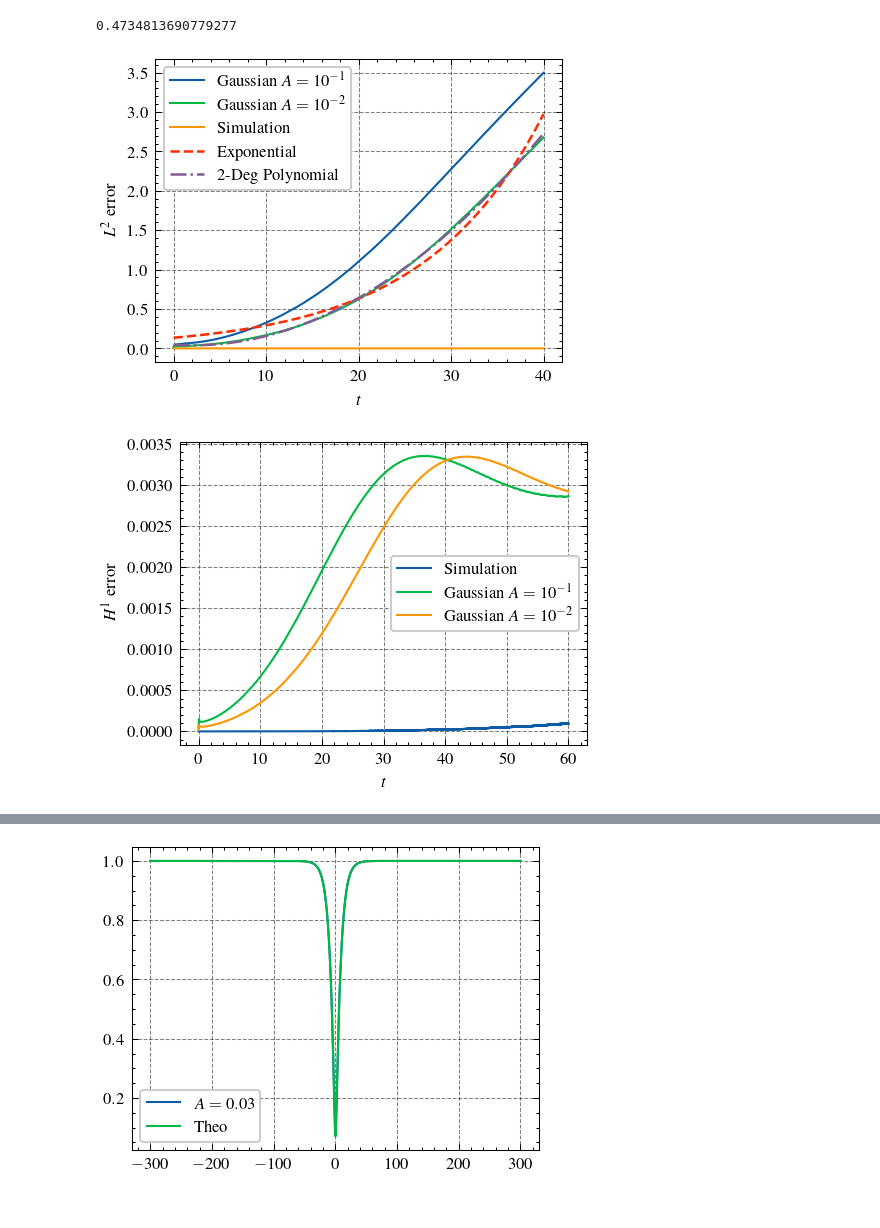
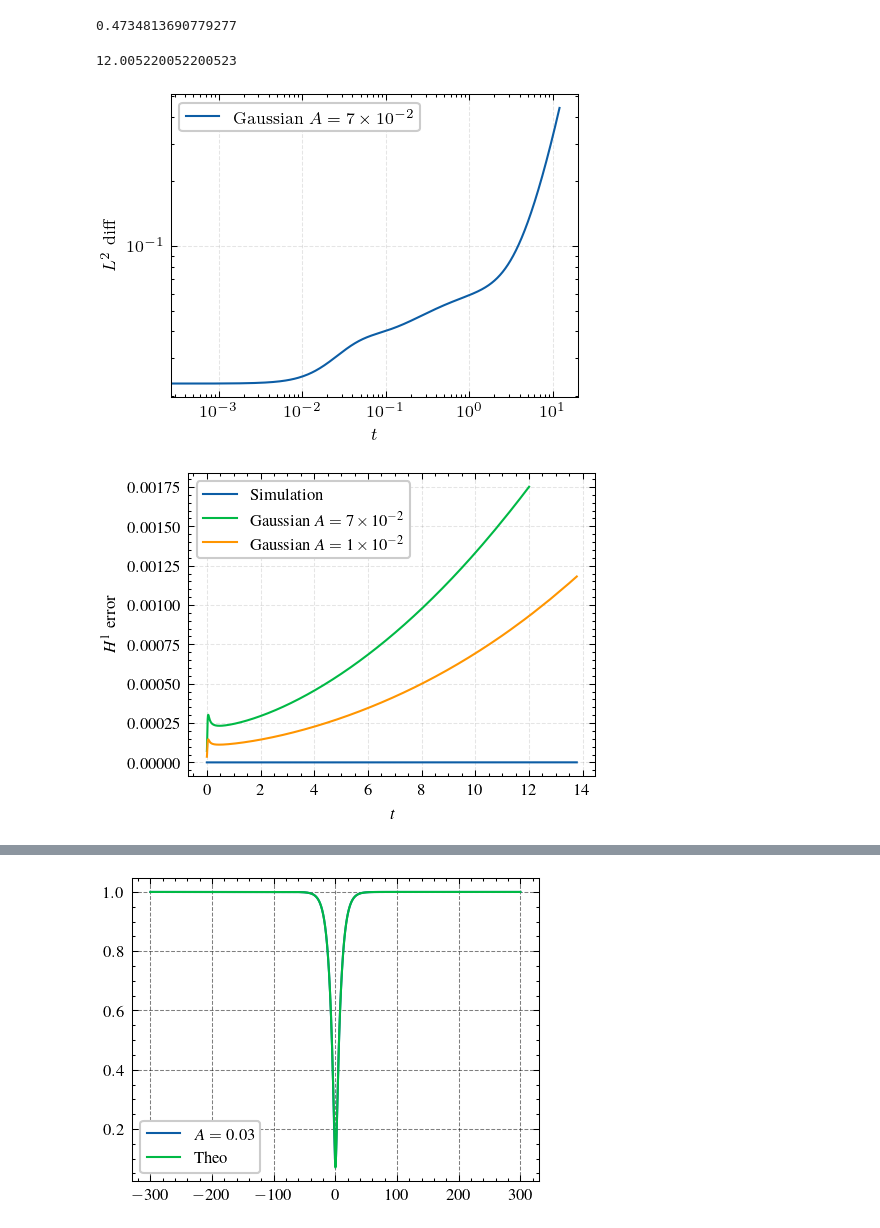
Before and after one commit to ElTapia/Quasilinear-GP, a Jupyter notebook: Tests and Results/QGP/DS_Stability/DS_unstable_files.ipynb, the cells around one changed output, grey strips where cells are left out. Saved outputs shown, nothing was run; the diff lists cells and outputs as text; code cells hidden in the pictures.

```diff
--- a/Tests and Results/QGP/DS_Stability/DS_unstable_files.ipynb
+++ b/Tests and Results/QGP/DS_Stability/DS_unstable_files.ipynb
@@ -16,9 +16,9 @@ import config
 i = 1j
 
 path = "../../../Heaven_scripts/Results/DS_unstable/"
-folder = path + "uns_k_-50_eps_01_N_500000_Nt_100000_L_400/"
-folder_gauss_01 = path + "uns_k_-50_gauss_01_N_500000_Nt_100000_L_400/"
-folder_gauss_001 = path + "uns_k_-50_gauss_001_N_500000_Nt_100000_L_400/"
+folder = path + "uns_k_-50_eps_01_N_500000_Nt_100000_L_800/"
+folder_gauss_007 = path + "uns_k_-50_gauss_007_N_500000_Nt_100000_L_800/"
+folder_gauss_001 = path + "uns_k_-50_gauss_001_N_500000_Nt_100000_L_800/"
 # %%
 # Init parameters
 k = -50
@@ -139,15 +139,30 @@ energy_gauss_001 = np.load(energy_file)
 mass_gauss_001 = np.load(mass_file)
 grad_L2_gauss_001 = np.load(grad_L2_file)
 grad_inf_gauss_001 = np.load(grad_inf_file)
+# %%
+dt = t[1] - t[0]
+Nt_non_zero_007 = len(energy_gauss_007[energy_gauss_007!=0])
+T_007 = Nt_non_zero_007*dt
+T_007
+# %% [output]
+12.005220052200523
 # %%
-cond = t_gauss_001<40
+dt = t[1] - t[0]
+Nt_non_zero_001 = len(energy_gauss_001[energy_gauss_001!=0])
+T_001 = Nt_non_zero_001*dt
+
+Nt_non_zero_007 = len(energy_gauss_007[energy_gauss_007!=0])
+T_007 = Nt_non_zero_007*dt
+
+cond_001 = t_gauss_001<T_001
+cond_007 = t_gauss_007<T_007
 
 # Polynomial aprox
-p = np.polyfit(t_gauss_001[cond], error_L2_gauss_001[cond], 2)
+p = np.polyfit(t_gauss_001[cond_001], error_L2_gauss_001[cond_001], 2)
 polyn = np.poly1d(p)
 
 # Exponential
-curve_pars, other = curve_fit(lambda t,a,b: a*np.exp(b*t),  t_gauss_001[cond],  error_L2_gauss_001[cond])
+curve_pars, other = curve_fit(lambda t,a,b: a*np.exp(b*t),  t_gauss_001[cond_001],  error_L2_gauss_001[cond_001])
 A, B = curve_pars
 
 def inter_error(t):
@@ -156,37 +171,41 @@ def inter_error(t):
 # %%
 #indices = np.linspace(0, len(t_gauss_01[cond])-1, 28_000, dtype="int")
 
 #plt.plot(t_gauss_01[indices], error_L2_gauss_01[indices], label=r"Gaussian $A=10^{-1}$")
 #plt.plot(t_gauss_001[indices], error_L2_gauss_001[indices], label=r"Gaussian $A=10^{-2}$")
 
-plt.plot(t_gauss_01[cond], error_L2_gauss_01[cond], "-", label=r"Gaussian $A=10^{-1}$")
-plt.plot(t_gauss_001[cond], error_L2_gauss_001[cond], "-", label=r"Gaussian $A=10^{-2}$")
-plt.plot(t[cond], error_L2[cond], "-", label="Simulation")
+plt.plot(t_gauss_007[cond_007], error_L2_gauss_007[cond_007], "-", label=r"Gaussian $A=7\times 10^{-2}$")
+#plt.plot(t_gauss_001[cond_001], error_L2_gauss_001[cond_001], "-", label=r"Gaussian $A=1\times 10^{-2}$")
+#plt.plot(t[cond_001], error_L2[cond_001], "-", label="Simulation")
 
-plt.plot(t_gauss_001[cond], inter_error(t_gauss_001[cond]), "--",  label="Exponential", lw=1.2)
-plt.plot(t_gauss_001[cond], polyn(t_gauss_001[cond]), "-.", label="2-Deg Polynomial", lw=1.2)
+#plt.plot(t_gauss_001[cond_001], inter_error(t_gauss_001[cond_001]), "--",  label="Exponential", lw=1.2)
+#plt.plot(t_gauss_001[cond_001], polyn(t_gauss_001[cond_001]), "-.", label="2-Deg Polynomial", lw=1.2)
 #plt.hlines(1e-3, t[cond][0], t[cond][-1], color="g")
 
 plt.xlabel(r"$t$")
-plt.ylabel(r"$L^2$ error")
-#plt.xlim(0, 60)
-#plt.ylim(-0.1, 3)
+plt.ylabel(r"$L^2$ diff")
+#plt.xlim(-0.1, 0.4)#0.05)
+#plt.ylim(-0.025, 0.1)
+#plt.ylim(0.02, 0.06)
+
+plt.xscale("log")
+plt.yscale("log")
 plt.legend()
 
 #plt.savefig("Unstable/Gauss/Gauss_eps_01_A_01_&_A_001.pdf", dpi=600, bbox_inches = "tight")
 #plt.savefig("Unstable/Gauss/Gauss_eps_01_A_01_&_A_001.pgf", dpi=600, bbox_inches = "tight")
 plt.show()
 # %% [output]
-[figure, old version]
+[figure, new version]
 # %%
-plt.plot(t[cond], error_H1[cond], "-", label="Simulation")
-plt.plot(t[cond], error_H1_gauss_01[cond], "-", label=r"Gaussian $A=10^{-1}$")
-plt.plot(t[cond], error_H1_gauss_001[cond], "-", label=r"Gaussian $A=10^{-2}$")
+plt.plot(t[cond_001], error_H1[cond_001], "-", label="Simulation")
+plt.plot(t[cond_007], error_H1_gauss_007[cond_007], "-", label=r"Gaussian $A=7\times 10^{-2}$")
+plt.plot(t[cond_001], error_H1_gauss_001[cond_001], "-", label=r"Gaussian $A=1\times 10^{-2}$")
 
 plt.ylabel(r"$H^1$ error")
 plt.xlabel(r"$t$")
 plt.legend()
 plt.show()
 # %% [output]
-[figure, old version]
+[figure, new version]
 # %%
```
Also changed, not shown: parts of 12 cells of this notebook, 36 other files.
